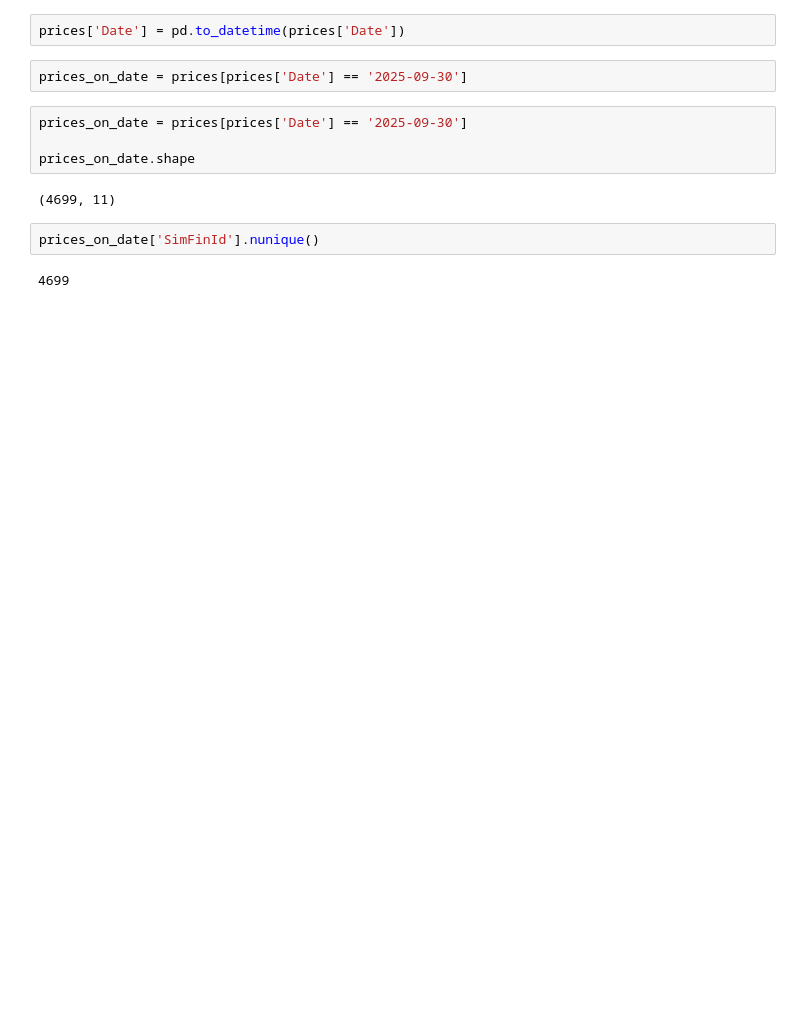
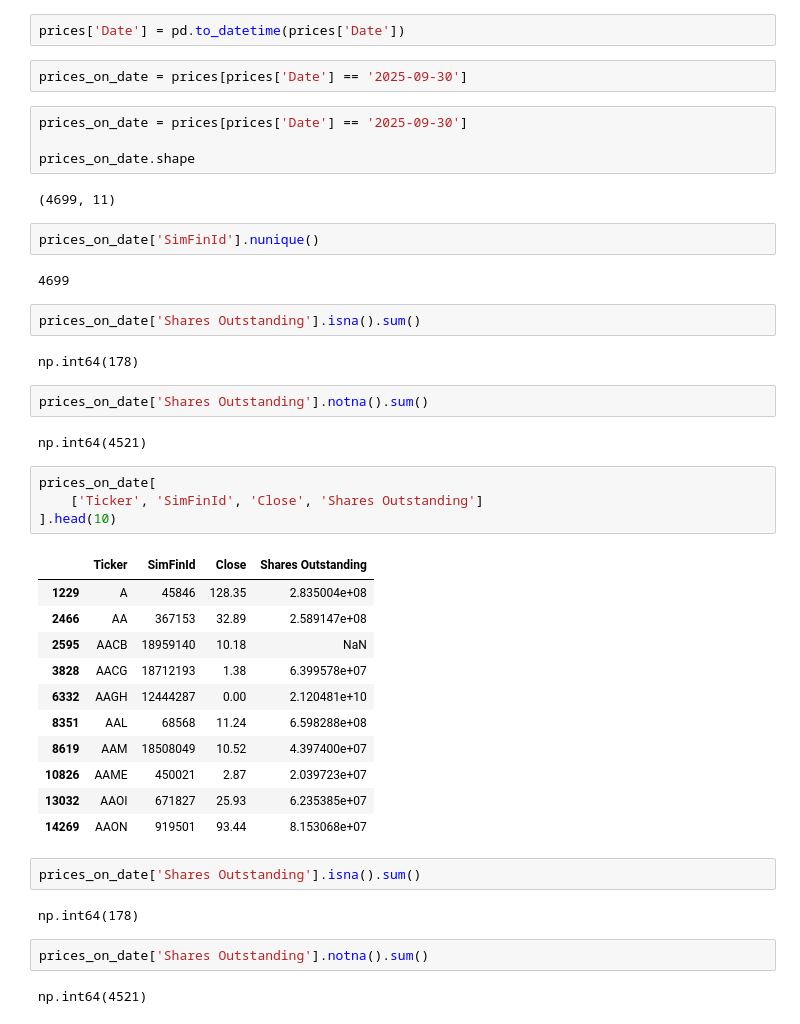
Before and after one commit to finnrcase/Econ_430_proj_1, a Jupyter notebook: notebooks/01_build_dataset.ipynb, the cells around one changed output. Drawn from its saved outputs; the diff is of its cells as text; blank space fills up the shorter version.

```diff
--- a/notebooks/01_build_dataset.ipynb
+++ b/notebooks/01_build_dataset.ipynb
@@ -360,3 +360,35 @@ prices_on_date.shape
 prices_on_date['SimFinId'].nunique()
 # %% [output]
 4699
+# %%
+prices_on_date['Shares Outstanding'].isna().sum()
+# %% [output]
+np.int64(178)
+# %%
+prices_on_date['Shares Outstanding'].notna().sum()
+# %% [output]
+np.int64(4521)
+# %%
+prices_on_date[
+    ['Ticker', 'SimFinId', 'Close', 'Shares Outstanding']
+].head(10)
+# %% [output]
+|  | Ticker | SimFinId | Close | Shares Outstanding |
+| 1229 | A | 45846 | 128.35 | 2.835004e+08 |
+| 2466 | AA | 367153 | 32.89 | 2.589147e+08 |
+| 2595 | AACB | 18959140 | 10.18 | NaN |
+| 3828 | AACG | 18712193 | 1.38 | 6.399578e+07 |
+| 6332 | AAGH | 12444287 | 0.00 | 2.120481e+10 |
+| 8351 | AAL | 68568 | 11.24 | 6.598288e+08 |
+| 8619 | AAM | 18508049 | 10.52 | 4.397400e+07 |
+| 10826 | AAME | 450021 | 2.87 | 2.039723e+07 |
+| 13032 | AAOI | 671827 | 25.93 | 6.235385e+07 |
+| 14269 | AAON | 919501 | 93.44 | 8.153068e+07 |
+# %%
+prices_on_date['Shares Outstanding'].isna().sum()
+# %% [output]
+np.int64(178)
+# %%
+prices_on_date['Shares Outstanding'].notna().sum()
+# %% [output]
+np.int64(4521)
```
Also changed, not shown: parts of 1 cell of this notebook.
